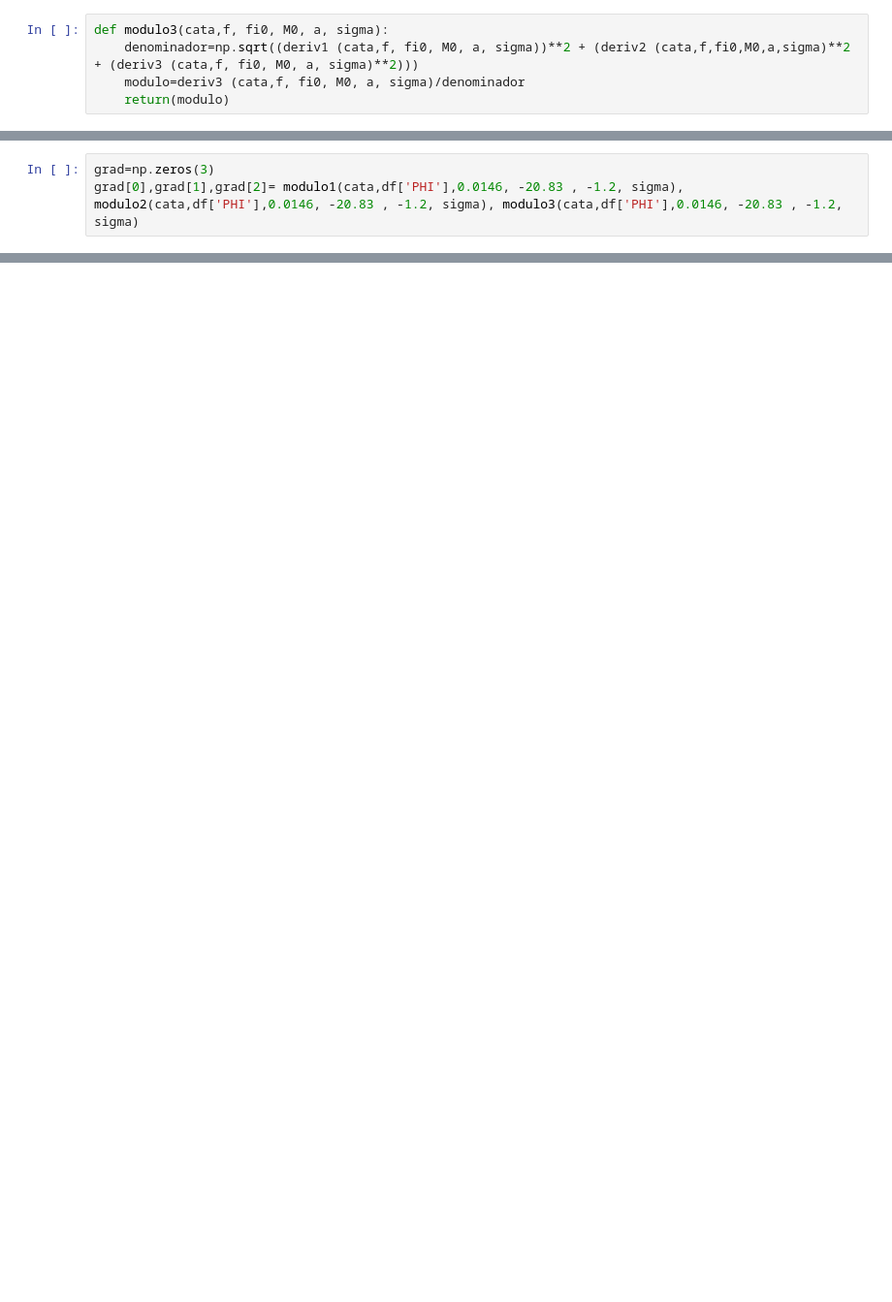
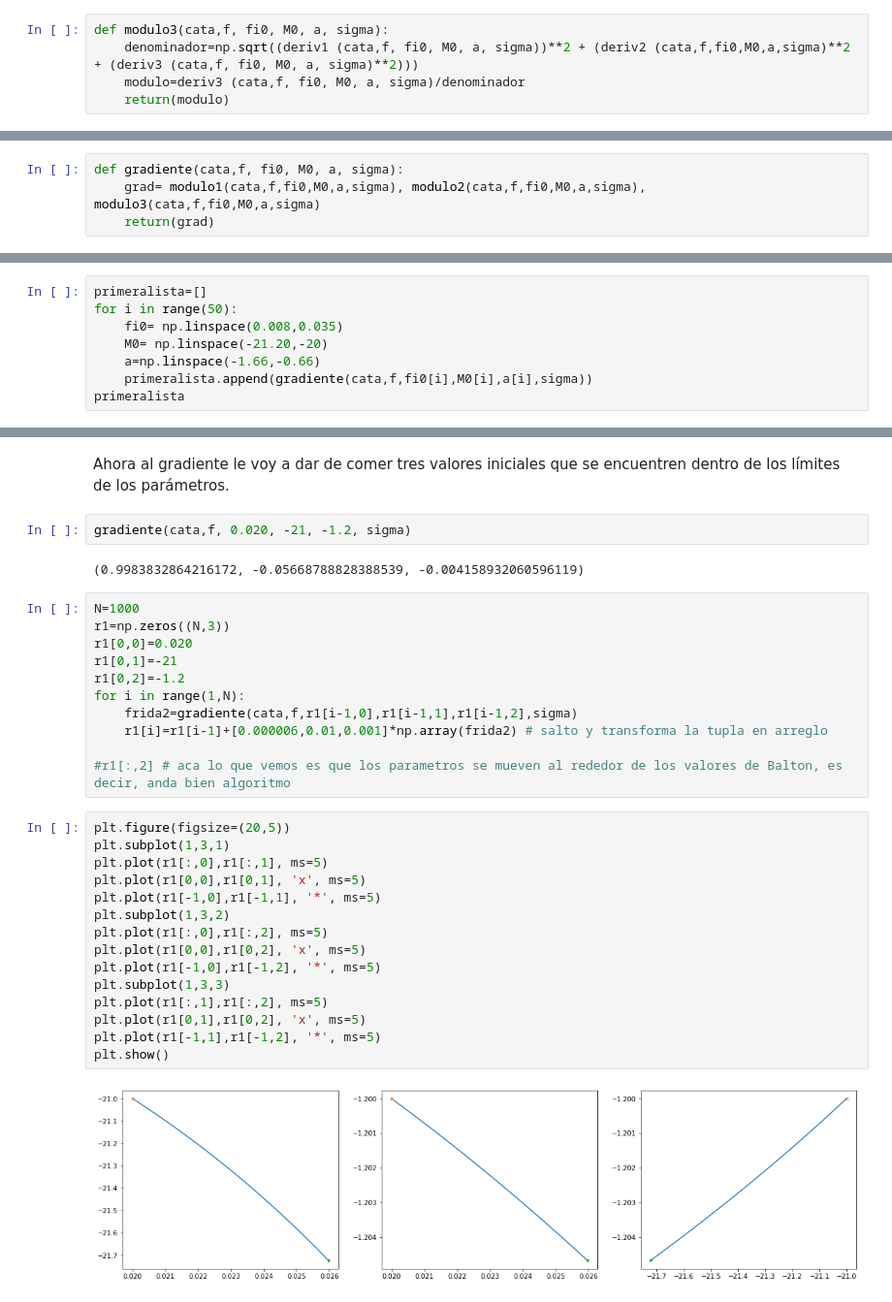
Before and after one commit to catarb/Astrometria, a Jupyter notebook: Practico4/Practico4.ipynb, the cells around one changed output, grey strips where cells are left out. Shown: that part at 97% size. Saved outputs shown, nothing was run; the diff lists cells and outputs as text; blank space fills up the shorter version.

```diff
--- a/Practico4/Practico4.ipynb
+++ b/Practico4/Practico4.ipynb
@@ -634,3 +634,0 @@ modulo3(cata,df['PHI'],0.0146, -20.83 , -1.2, sigma)
-# %%
-grad=np.zeros(3)
-grad[0],grad[1],grad[2]= modulo1(cata,df['PHI'],0.0146, -20.83 , -1.2, sigma), modulo2(cata,df['PHI'],0.0146, -20.83 , -1.2, sigma), modulo3(cata,df['PHI'],0.0146, -20.83 , -1.2, sigma)
@@ -657,0 +637,4 @@ NameError: name 'N' is not defined
+# %%
+def gradiente(cata,f, fi0, M0, a, sigma):
+    grad= modulo1(cata,f,fi0,M0,a,sigma), modulo2(cata,f,fi0,M0,a,sigma), modulo3(cata,f,fi0,M0,a,sigma)
+    return(grad)
@@ -657,0 +649,8 @@ NameError: name 'N' is not defined
+# %%
+primeralista=[]
+for i in range(50):
+    fi0= np.linspace(0.008,0.035)
+    M0= np.linspace(-21.20,-20)
+    a=np.linspace(-1.66,-0.66)
+    primeralista.append(gradiente(cata,f,fi0[i],M0[i],a[i],sigma))
+primeralista
@@ -657,0 +675,34 @@ NameError: name 'N' is not defined
+# %% [markdown]
+Ahora al gradiente le voy a dar de comer tres valores iniciales que se encuentren dentro de los límites de los parámetros.
+# %%
+gradiente(cata,f, 0.020, -21, -1.2, sigma)
+# %% [output]
+(0.9983832864216172, -0.05668788828388539, -0.004158932060596119)
+# %%
+N=1000
+r1=np.zeros((N,3))
+r1[0,0]=0.020
+r1[0,1]=-21
+r1[0,2]=-1.2
+for i in range(1,N):
+    frida2=gradiente(cata,f,r1[i-1,0],r1[i-1,1],r1[i-1,2],sigma)
+    r1[i]=r1[i-1]+[0.000006,0.01,0.001]*np.array(frida2) # salto y transforma la tupla en arreglo
+
+#r1[:,2] # aca lo que vemos es que los parametros se mueven al rededor de los valores de Balton, es decir, anda bien algoritmo
+# %%
+plt.figure(figsize=(20,5))
+plt.subplot(1,3,1)
+plt.plot(r1[:,0],r1[:,1], ms=5)
+plt.plot(r1[0,0],r1[0,1], 'x', ms=5)
+plt.plot(r1[-1,0],r1[-1,1], '*', ms=5)
+plt.subplot(1,3,2)
+plt.plot(r1[:,0],r1[:,2], ms=5)
+plt.plot(r1[0,0],r1[0,2], 'x', ms=5)
+plt.plot(r1[-1,0],r1[-1,2], '*', ms=5)
+plt.subplot(1,3,3)
+plt.plot(r1[:,1],r1[:,2], ms=5)
+plt.plot(r1[0,1],r1[0,2], 'x', ms=5)
+plt.plot(r1[-1,1],r1[-1,2], '*', ms=5)
+plt.show()
+# %% [output]
+[figure, added]
```
Also changed, not shown: parts of 30 cells of this notebook.
